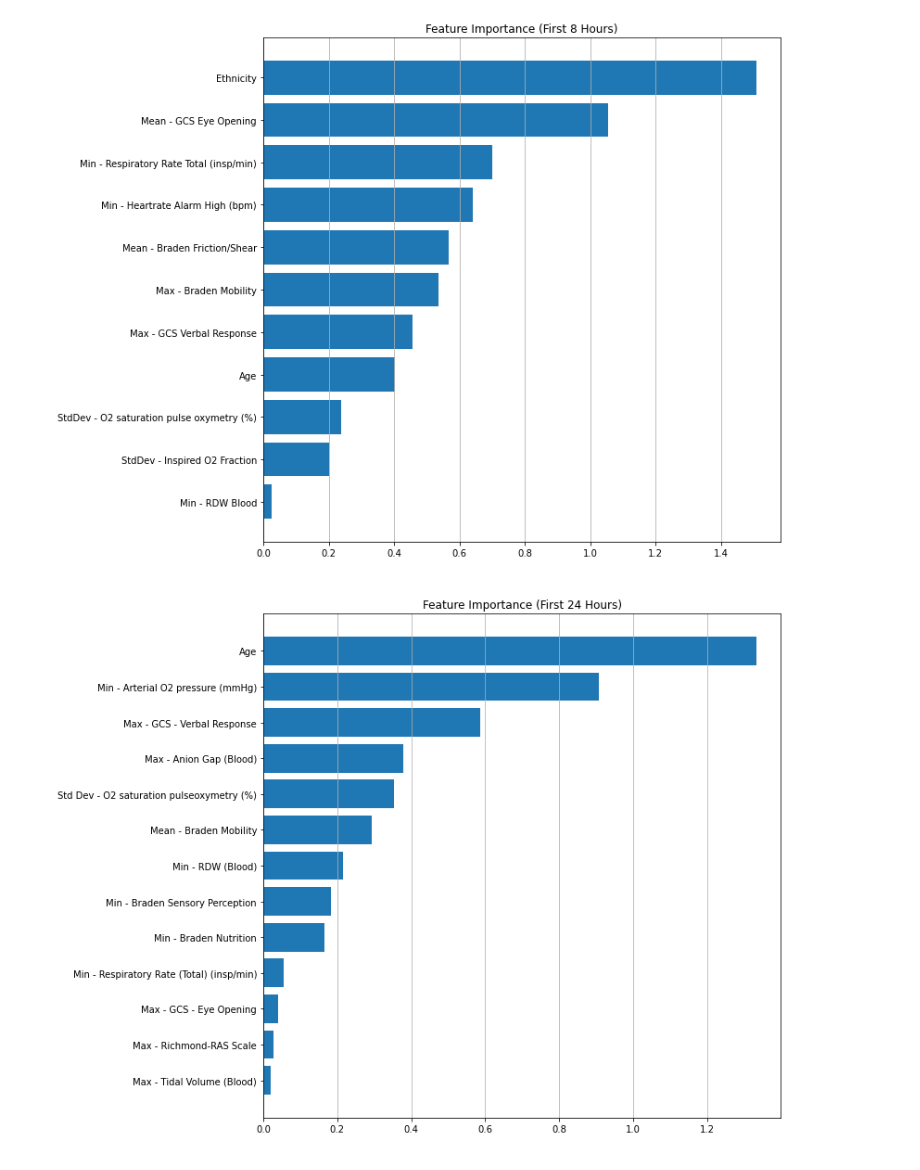
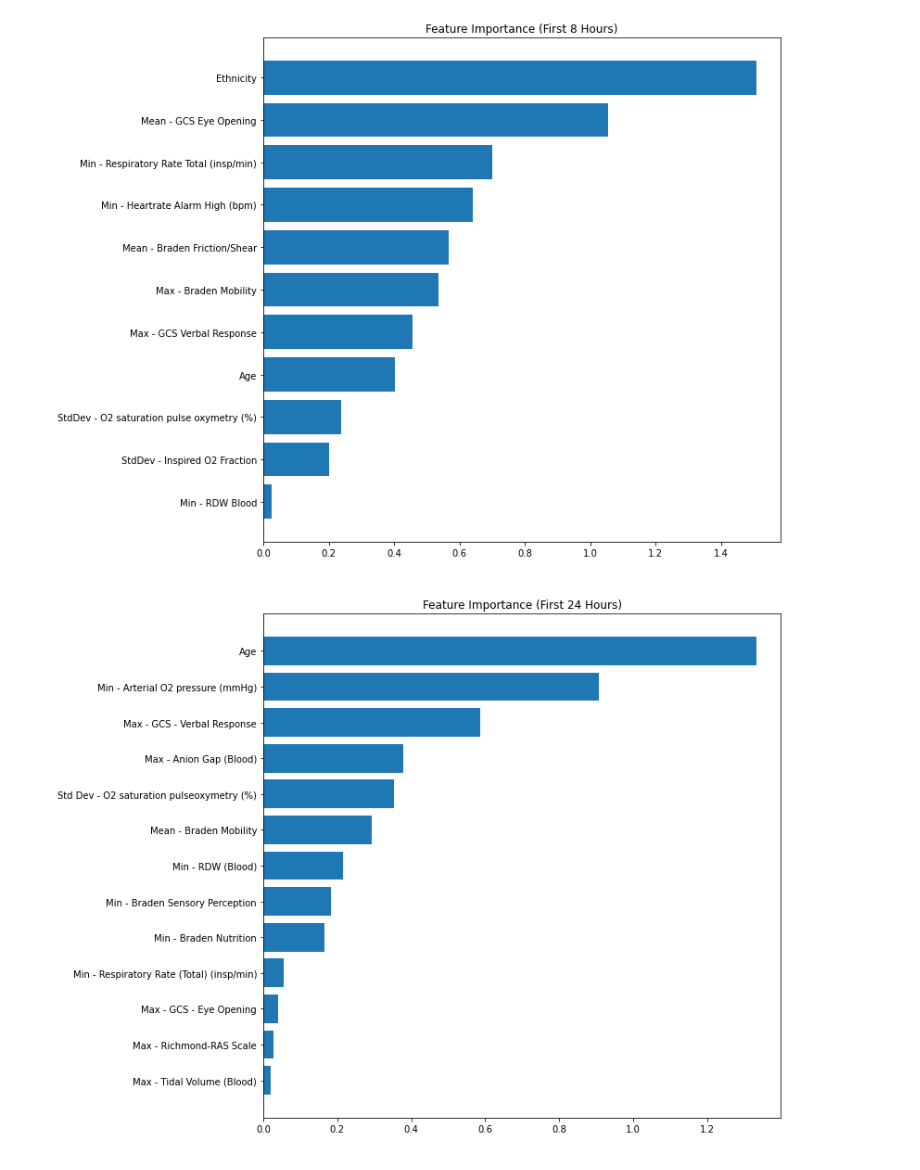
Before and after one commit to DimopDim/MimicIV, a Jupyter notebook: Cyprus_Paper/19_Important_features_plot.ipynb, the cells around one changed output. Saved outputs shown, nothing was run; the diff lists cells and outputs as text; code cells hidden in the pictures.

Commit message:
most important features plot

```diff
--- a/Cyprus_Paper/19_Important_features_plot.ipynb
+++ b/Cyprus_Paper/19_Important_features_plot.ipynb
@@ -7,35 +7,35 @@ names = [
     'Age',
     'Max - GCS Verbal Response',
     'Max - Braden Mobility',
     'Mean - Braden Friction/Shear',
     'Min - Heartrate Alarm High (bpm)',
     'Min - Respiratory Rate Total (insp/min)',
     'Mean - GCS Eye Opening',
     'Ethnicity'
 ]
 values = [
           0.02650561573513783,
           0.20182842806368653,
           0.23722830894290597,
           0.4013635075009716,
           0.4553551938249018,
           0.5352289945634922,
           0.5677877743560258,
           0.6404841111732895,
           0.70166454592341,
           1.0550,
           1.5072
 ]
 
 plt.figure(figsize=(10, 10))
 plt.title('Feature Importance (First 8 Hours)')
 plt.barh(names, values)
-plt.grid(which='major', axis='x', linestyle='-')
+#plt.grid(which='major', axis='x', linestyle='-')
 plt.ylabel(' ')
 plt.xlabel(' ')
 plt.show()
 # %% [output]
-[figure, old version]
+[figure, new version]
 # %%
 names = [
     'Max - Tidal Volume (Blood)',
@@ -71,9 +71,9 @@ values = [
 plt.figure(figsize=(10, 10))
 plt.title('Feature Importance (First 24 Hours)')
 plt.barh(names, values)
-plt.grid(which='major', axis='x', linestyle='-')
+#plt.grid(which='major', axis='x', linestyle='-')
 plt.ylabel(' ')
 plt.xlabel(' ')
 plt.show()
 # %% [output]
-[figure, old version]
+[figure, new version]
```
